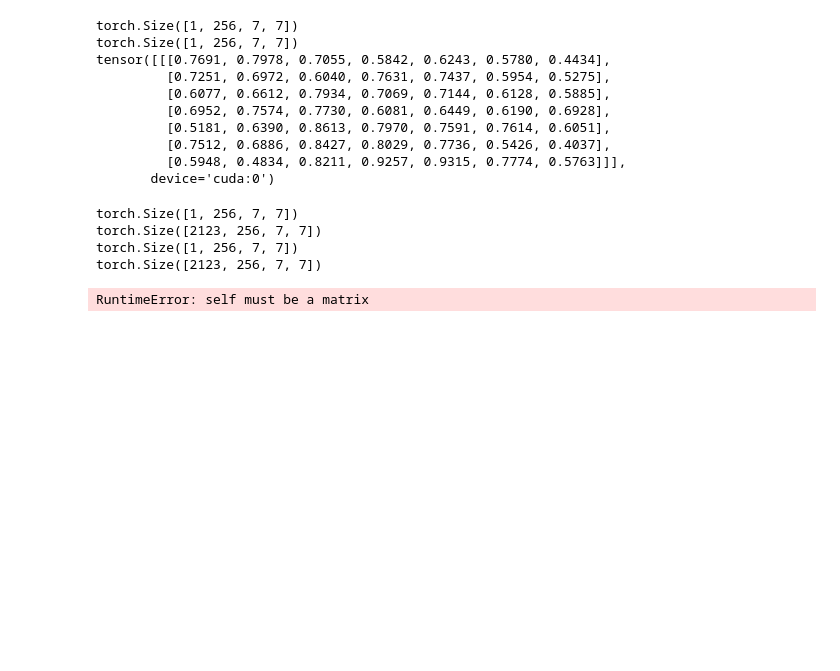
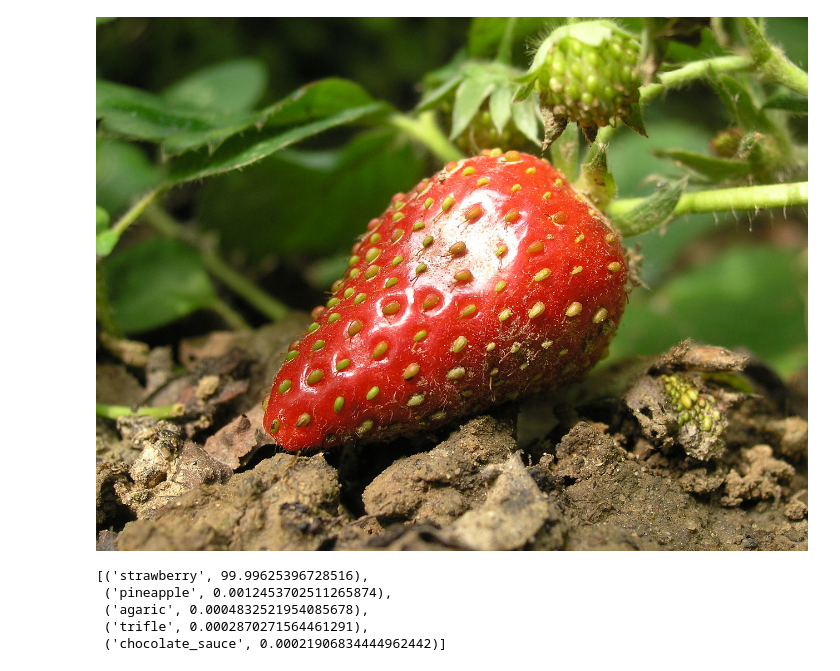
Before and after one commit to fyndartdeveloper/image-classification-kata, a Jupyter notebook: backend/notebook/image-classification.ipynb, the cells around one changed output. Cells and saved outputs as stored; diff of their text form; code cells hidden in the pictures; blank space fills up the shorter version.

```diff
--- a/backend/notebook/image-classification.ipynb
+++ b/backend/notebook/image-classification.ipynb
@@ -82,42 +0,0 @@ with open('embeddings.pkl', "rb") as fIn:
-# %%
-tensor1 = to_tensor([Image.open(collection1[0])]).to(device)
-tensor2 = to_tensor([Image.open(collection1[1])]).to(device)
-
-with torch.no_grad():
-    embedding1 = encoder(tensor1)
-    embedding2 = encoder(tensor2)
-
-print(embedding1.shape)
-print(embedding2.shape)
-
-from torch.nn import CosineSimilarity
-cos = CosineSimilarity()
-print(cos(embedding1, embedding2))
-# %% [output]
-torch.Size([1, 256, 7, 7])
-torch.Size([1, 256, 7, 7])
-tensor([[[0.7691, 0.7978, 0.7055, 0.5842, 0.6243, 0.5780, 0.4434],
-         [0.7251, 0.6972, 0.6040, 0.7631, 0.7437, 0.5954, 0.5275],
-         [0.6077, 0.6612, 0.7934, 0.7069, 0.7144, 0.6128, 0.5885],
-         [0.6952, 0.7574, 0.7730, 0.6081, 0.6449, 0.6190, 0.6928],
-         [0.5181, 0.6390, 0.8613, 0.7970, 0.7591, 0.7614, 0.6051],
-         [0.7512, 0.6886, 0.8427, 0.8029, 0.7736, 0.5426, 0.4037],
-         [0.5948, 0.4834, 0.8211, 0.9257, 0.9315, 0.7774, 0.5763]]],
-       device='cuda:0')
-# %%
-from torch import Tensor
-
-cos_scores = cos_sim(image_embedding, embeddings)[0]
-top_results = torch.topk(cos_scores, k=5)
-
-preds = top_results.values.tolist()
-index = top_results.indices.tolist()
-
-for result in zip(preds, index):
-    print(f"({round(result[0], 4)}) {references[result[1]]}")
-# %% [output]
-torch.Size([1, 256, 7, 7])
-torch.Size([2123, 256, 7, 7])
-torch.Size([1, 256, 7, 7])
-torch.Size([2123, 256, 7, 7])
-RuntimeError: self must be a matrix
@@ -123,0 +9,15 @@ RuntimeError: self must be a matrix
+# %%
+response = requests.get("https://upload.wikimedia.org/wikipedia/commons/thumb/c/c9/Erste-Erdbeere.jpg/1280px-Erste-Erdbeere.jpg")
+img = Image.open(BytesIO(response.content))
+img
+# %% [output]
+[figure, added]
+# %%
+classifier = ImageClassifier()
+classifier.classify(img)
+# %% [output]
+[('strawberry', 99.99625396728516),
+ ('pineapple', 0.0012453702511265874),
+ ('agaric', 0.0004832521954085678),
+ ('trifle', 0.0002870271564461291),
+ ('chocolate_sauce', 0.00021906834444962442)]
```
Also changed, not shown: parts of 8 cells of this notebook.
